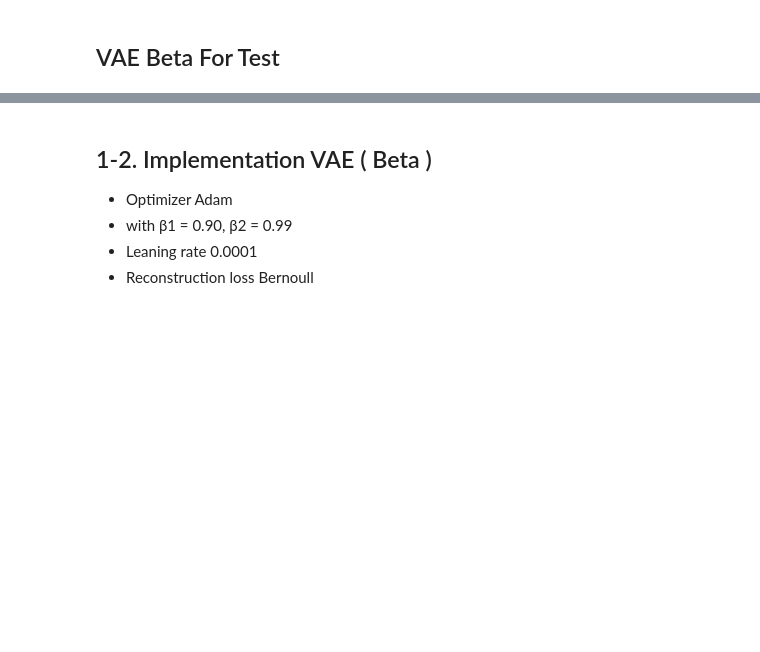
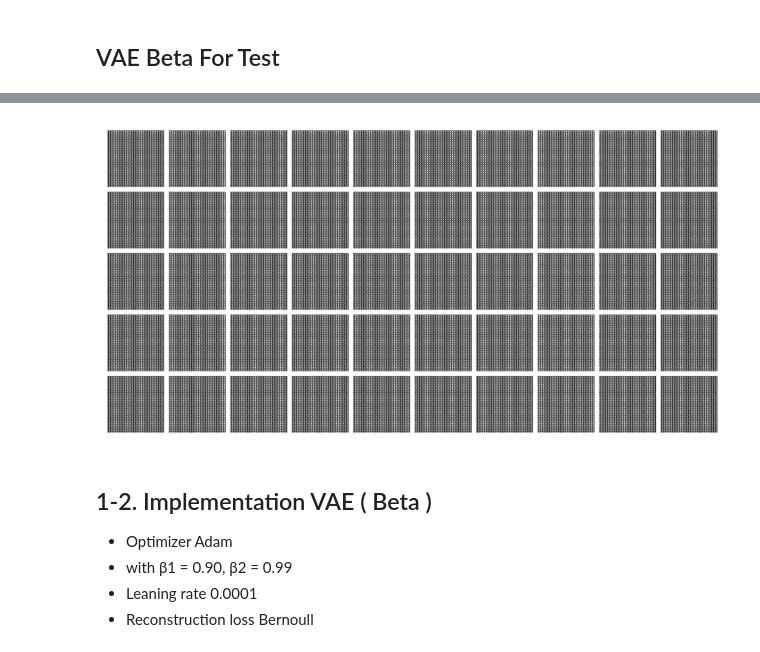
Before and after one commit to pooyaaf/Neural-Networks-Deep-Learning, a Jupyter notebook: Homework/HomeWork6/NNDL_HW6/Q1/Question_1_ControlVAE.ipynb, the cells around one changed output, grey strips where cells are left out. Cells and saved outputs as stored; diff of their text form; code cells hidden in the pictures; blank space fills up the shorter version.

```diff
--- a/Homework/HomeWork6/NNDL_HW6/Q1/Question_1_ControlVAE.ipynb
+++ b/Homework/HomeWork6/NNDL_HW6/Q1/Question_1_ControlVAE.ipynb
@@ -557,3 +680,20 @@ class BetaVAE():
+# %%
+import matplotlib.pyplot as plt
+import torchvision.utils as vutils
+
+beta_vae.eval()
+
+with torch.no_grad():
+    random_samples = torch.randn(5 * 10, 10)  # 5 rows, 10 columns
+    generated_images = beta_vae.decoder(random_samples).view(-1, 1, 64, 64)
+
+plt.figure(figsize=(12, 6))
+grid = vutils.make_grid(generated_images, nrow=10, normalize=True, padding=5, pad_value=1.0)
+plt.imshow(grid.permute(1, 2, 0), cmap='gray')
+plt.axis('off')
+plt.show()
+# %% [output]
+[figure, added]
 # %% [markdown]
 ## 1-2. Implementation VAE ( Beta )
 * Optimizer  Adam
```
Also changed, not shown: parts of 10 cells of this notebook.
